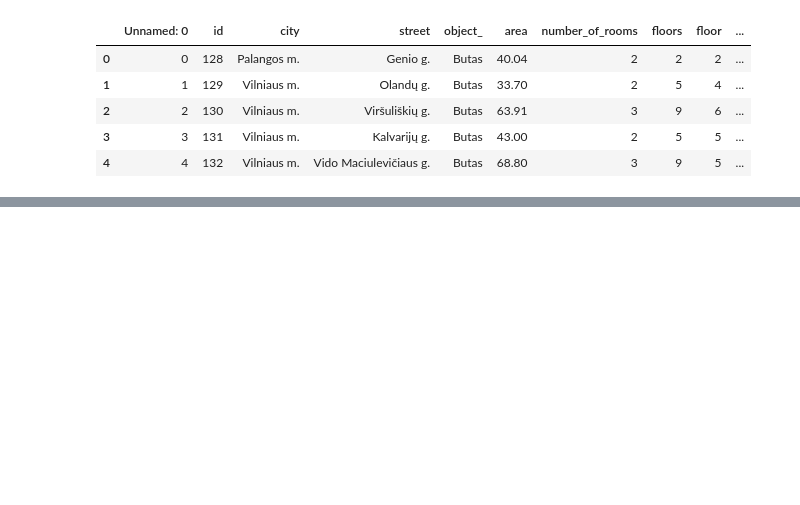
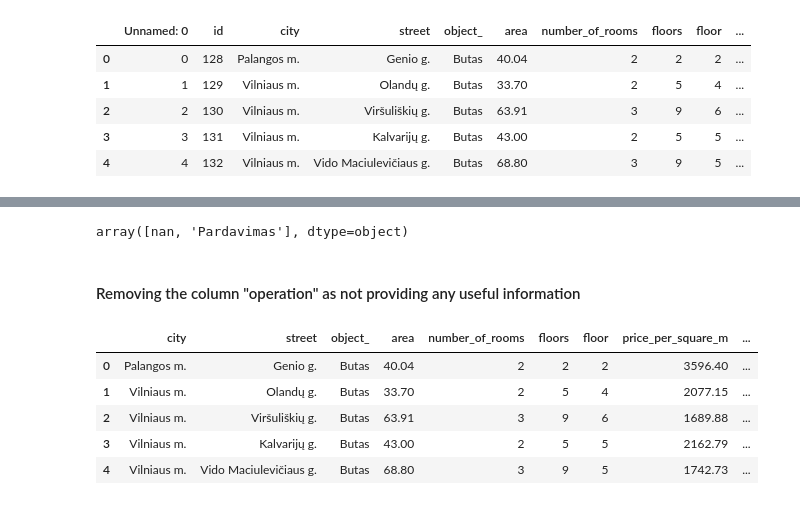
Before and after one commit to kelertas/flat_price_predictor, a Jupyter notebook: notebooks/predictor.ipynb, the cells around one changed output, grey strips where cells are left out. Cells and saved outputs as stored; diff of their text form; code cells hidden in the pictures; blank space fills up the shorter version.

```diff
--- a/notebooks/predictor.ipynb
+++ b/notebooks/predictor.ipynb
@@ -13,0 +75,16 @@ df.head(5)
+# %%
+df_copy['operation'].unique()
+# %% [output]
+array([nan, 'Pardavimas'], dtype=object)
+# %% [markdown]
+#### Removing the column "operation" as not providing any useful information
+# %%
+del df_copy['operation']
+df_copy.head()
+# %% [output]
+|  | city | street | object_ | area | number_of_rooms | floors | floor | price_per_square_m | ... |
+| 0 | Palangos m. | Genio g. | Butas | 40.04 | 2 | 2 | 2 | 3596.40 | ... |
+| 1 | Vilniaus m. | Olandų g. | Butas | 33.70 | 2 | 5 | 4 | 2077.15 | ... |
+| 2 | Vilniaus m. | Viršuliškių g. | Butas | 63.91 | 3 | 9 | 6 | 1689.88 | ... |
+| 3 | Vilniaus m. | Kalvarijų g. | Butas | 43.00 | 2 | 5 | 5 | 2162.79 | ... |
+| 4 | Vilniaus m. | Vido Maciulevičiaus g. | Butas | 68.80 | 3 | 9 | 5 | 1742.73 | ... |
```
Also changed, not shown: parts of 87 cells of this notebook, 1 other file.
